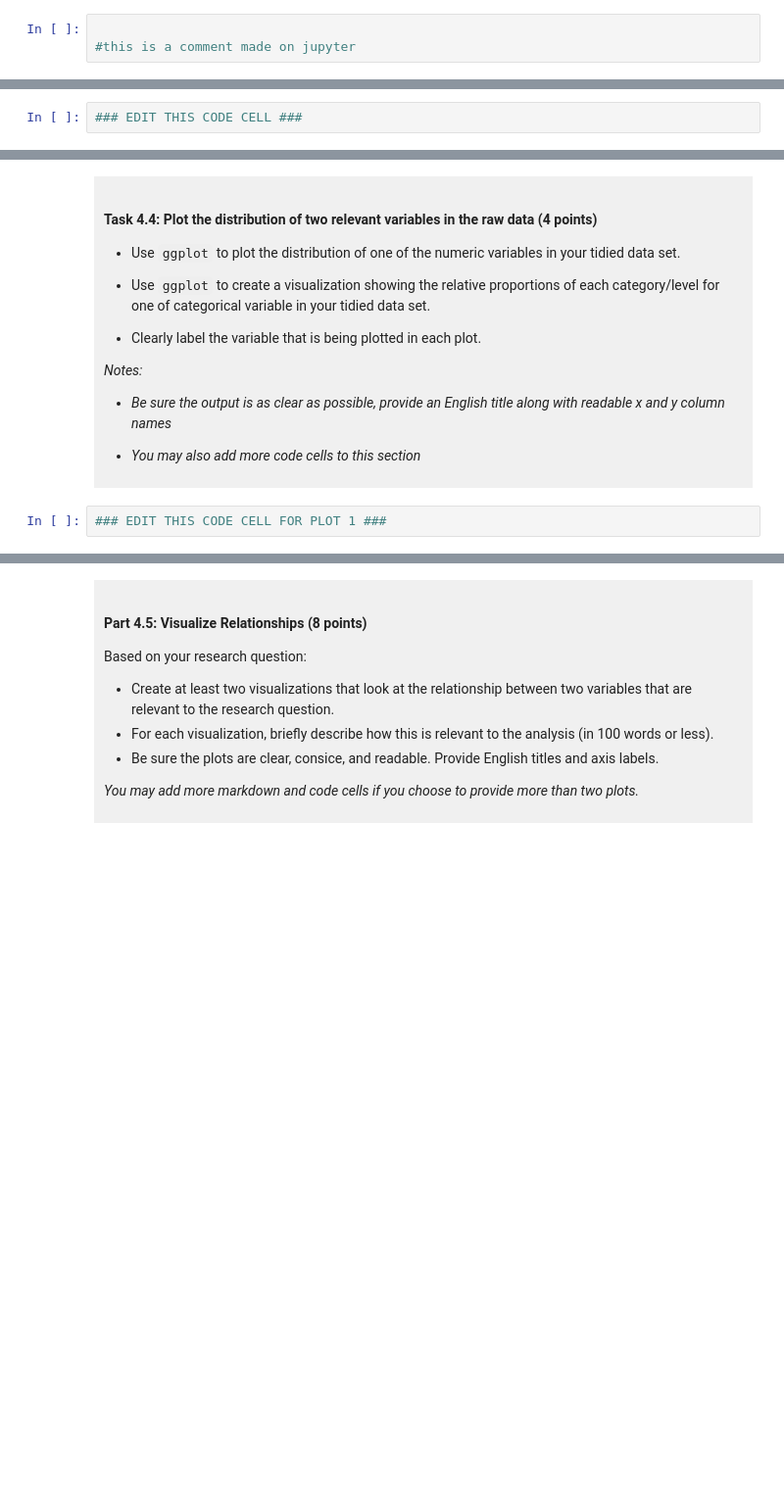
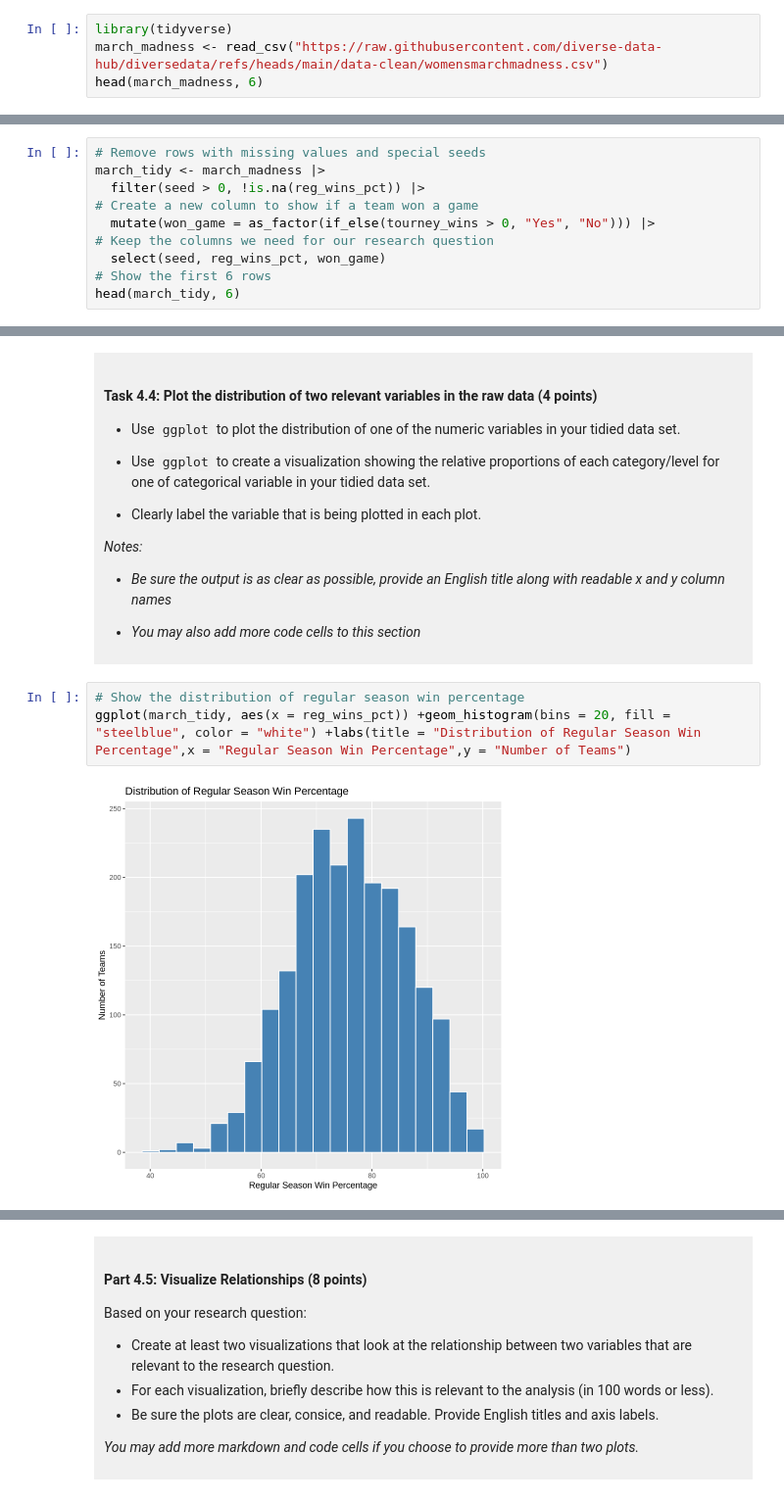
Before and after one commit to huangyanxileo-crypto/sci-100-project-yanxi-Huang, a Jupyter notebook: dsci-100-project-notebook.ipynb, the cells around one changed output, grey strips where cells are left out. Shown at 98% size. Saved outputs shown, nothing was run; the diff lists cells and outputs as text; blank space fills up the shorter version.

```diff
--- a/dsci-100-project-notebook.ipynb
+++ b/dsci-100-project-notebook.ipynb
@@ -128,5 +128,6 @@ To help you with the analysis, here is a table of descriptions of each of the va
 
 </div>
 # %%
-
-#this is a comment made on jupyter
+library(tidyverse)
+march_madness <- read_csv("https://raw.githubusercontent.com/diverse-data-hub/diversedata/refs/heads/main/data-clean/womensmarchmadness.csv")
+head(march_madness, 6)
@@ -189,4 +218,12 @@ Produce a tidy data set that could be used to answer your research question usin
 
 </div>
 # %%
-### EDIT THIS CODE CELL ###
+# Remove rows with missing values and special seeds
+march_tidy <- march_madness |>
+  filter(seed > 0, !is.na(reg_wins_pct)) |>
+# Create a new column to show if a team won a game
+  mutate(won_game = as_factor(if_else(tourney_wins > 0, "Yes", "No"))) |>
+# Keep the columns we need for our research question
+  select(seed, reg_wins_pct, won_game)
+# Show the first 6 rows
+head(march_tidy, 6)
@@ -257,5 +326,8 @@ You will refine your research question (if needed) and produce a tidy data set.
 
 </div>
 # %%
-### EDIT THIS CODE CELL FOR PLOT 1 ###
+# Show the distribution of regular season win percentage
+ggplot(march_tidy, aes(x = reg_wins_pct)) +geom_histogram(bins = 20, fill = "steelblue", color = "white") +labs(title = "Distribution of Regular Season Win Percentage",x = "Regular Season Win Percentage",y = "Number of Teams")
+# %% [output]
+[figure, added]
 # %%
```
Also changed, not shown: parts of 19 cells of this notebook.
